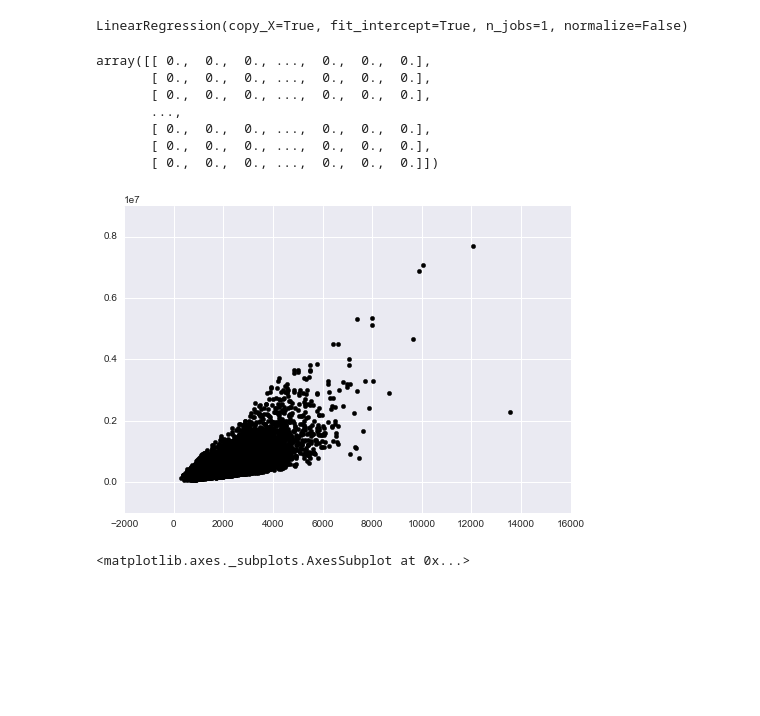
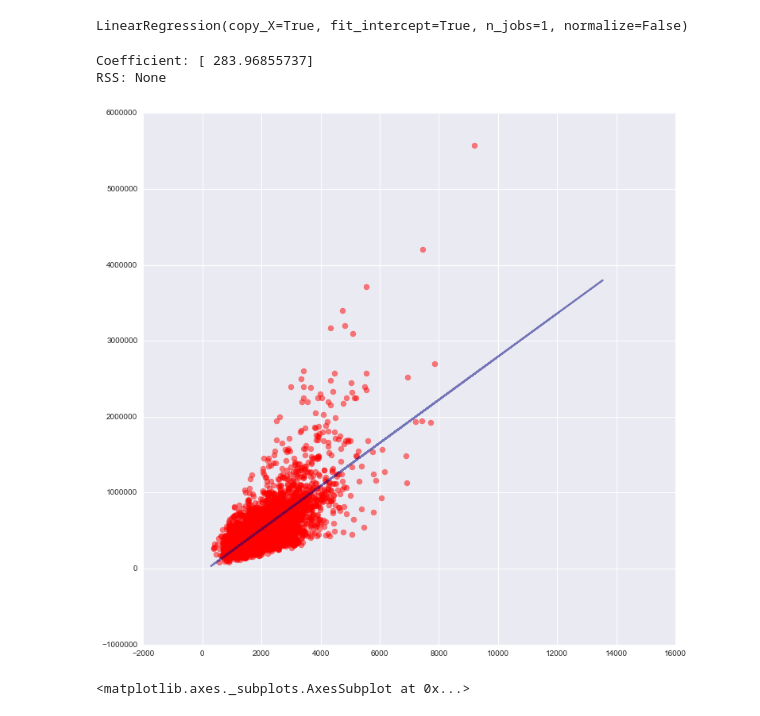
Before and after one commit to mbiczo/ML, a Jupyter notebook: linear_regression/Homework1.ipynb, the cells around one changed output. Saved outputs shown, nothing was run; the diff lists cells and outputs as text; code cells hidden in the pictures; blank space fills up the shorter version.

```diff
--- a/linear_regression/Homework1.ipynb
+++ b/linear_regression/Homework1.ipynb
@@ -114,31 +114,30 @@ plt.scatter(x= sales.sqft_living,
 # Divide data into training and test sets
 train_data, test_data = train_test_split(sales, test_size= 0.2, random_state= 0)  #random_state==seed
 
-x_train_data = np.matrix(train_data.sqft_living)
-#x_train_data
-y_train_data = np.matrix(train_data.price)
-#y_train_data
+x_train_data = list(train_data[['sqft_living']].values)
+y_train_data = train_data['price']
+
+x_test_data = list(test_data[['sqft_living']].values)
+y_test_data = test_data['price']
 # %%
 regr = linear_model.LinearRegression()
 regr.fit(x_train_data, y_train_data)
 # %% [output]
 LinearRegression(copy_X=True, fit_intercept=True, n_jobs=1, normalize=False)
-# %%
-regr.coef_
-# %% [output]
-array([[ 0.,  0.,  0., ...,  0.,  0.,  0.],
-       [ 0.,  0.,  0., ...,  0.,  0.,  0.],
-       [ 0.,  0.,  0., ...,  0.,  0.,  0.],
-       ...,
-       [ 0.,  0.,  0., ...,  0.,  0.,  0.],
-       [ 0.,  0.,  0., ...,  0.,  0.,  0.],
-       [ 0.,  0.,  0., ...,  0.,  0.,  0.]])
+# %%
+print('Coefficient:', regr.coef_)
+print('RSS:', None)
+# %% [output]
+Coefficient: [ 283.96855737]
+RSS: None
 # %%
-plt.scatter(x_train_data, y_train_data, color='black')
-plt.plot(x_train_data, regr.predict(x_train_data), color='blue', linewidth=3)
+plt.figure(figsize=(12, 12))
+#plt.scatter(x_train_data, y_train_data, color='orange', s= 50, alpha = 0.5)
+plt.scatter(x_test_data, y_test_data, color='red', s= 50, alpha = 0.5)
+plt.plot(x_train_data, regr.predict(x_train_data), color='navy', linewidth=2, alpha= 0.5)
 plt.show()
 # %% [output]
-[figure, old version]
+[figure, new version]
 # %%
 plt.figure(figsize=(14,10))
 sns.regplot(x=train_data.sqft_living, y= train_data.price)
```
Also changed, not shown: parts of 3 cells of this notebook.
